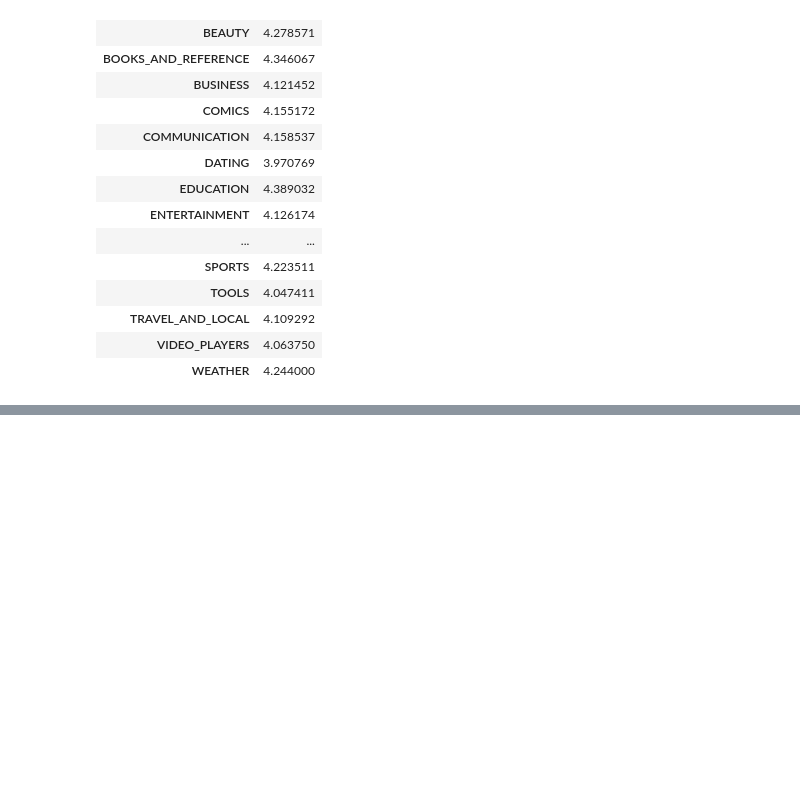
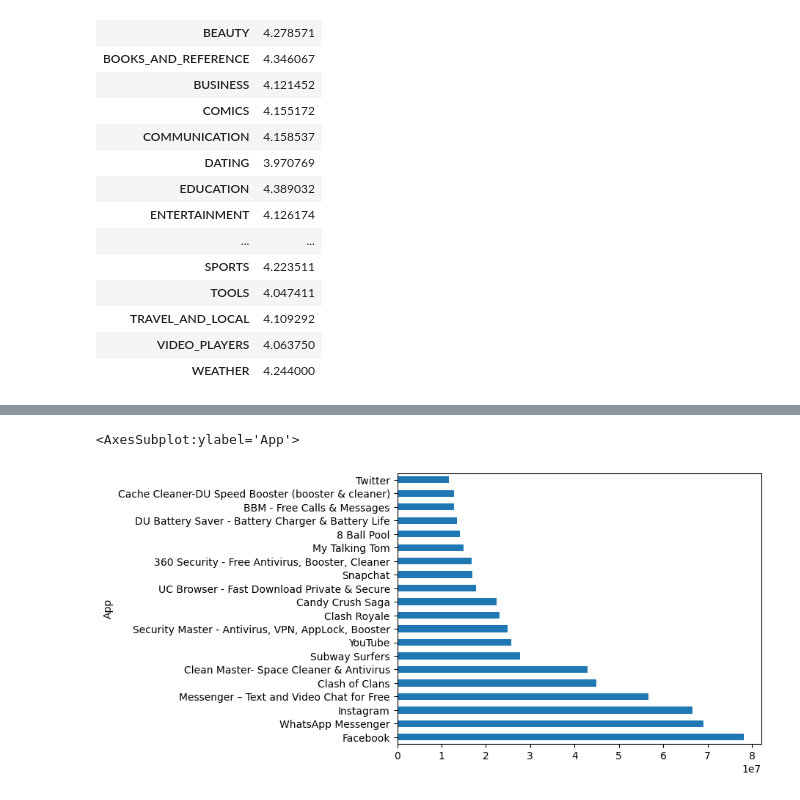
Before and after one commit to Tanya-Qader/google-play-store-project, a Jupyter notebook: Google_Playstore_Cleaning.ipynb, the cells around one changed output, grey strips where cells are left out. Drawn from its saved outputs; the diff is of its cells as text; code cells hidden in the pictures; blank space fills up the shorter version.

```diff
--- a/Google_Playstore_Cleaning.ipynb
+++ b/Google_Playstore_Cleaning.ipynb
@@ -241,0 +217,5 @@ maximum_review
+# %%
+max_reviews = Googleplay_data_cleaned.groupby(['App'])[['Reviews']].max()
+max_review_sorted = max_reviews.sort_values('Reviews', ascending=False)
+max_review_top20= max_review_sorted.head(20)
+max_review_top20
@@ -241,0 +243,5 @@ maximum_review
+# %%
+max_review_top20.plot(kind='barh', legend=False)
+# %% [output]
+<AxesSubplot:ylabel='App'>
+[figure, added]
```
Also changed, not shown: parts of 16 cells of this notebook.
